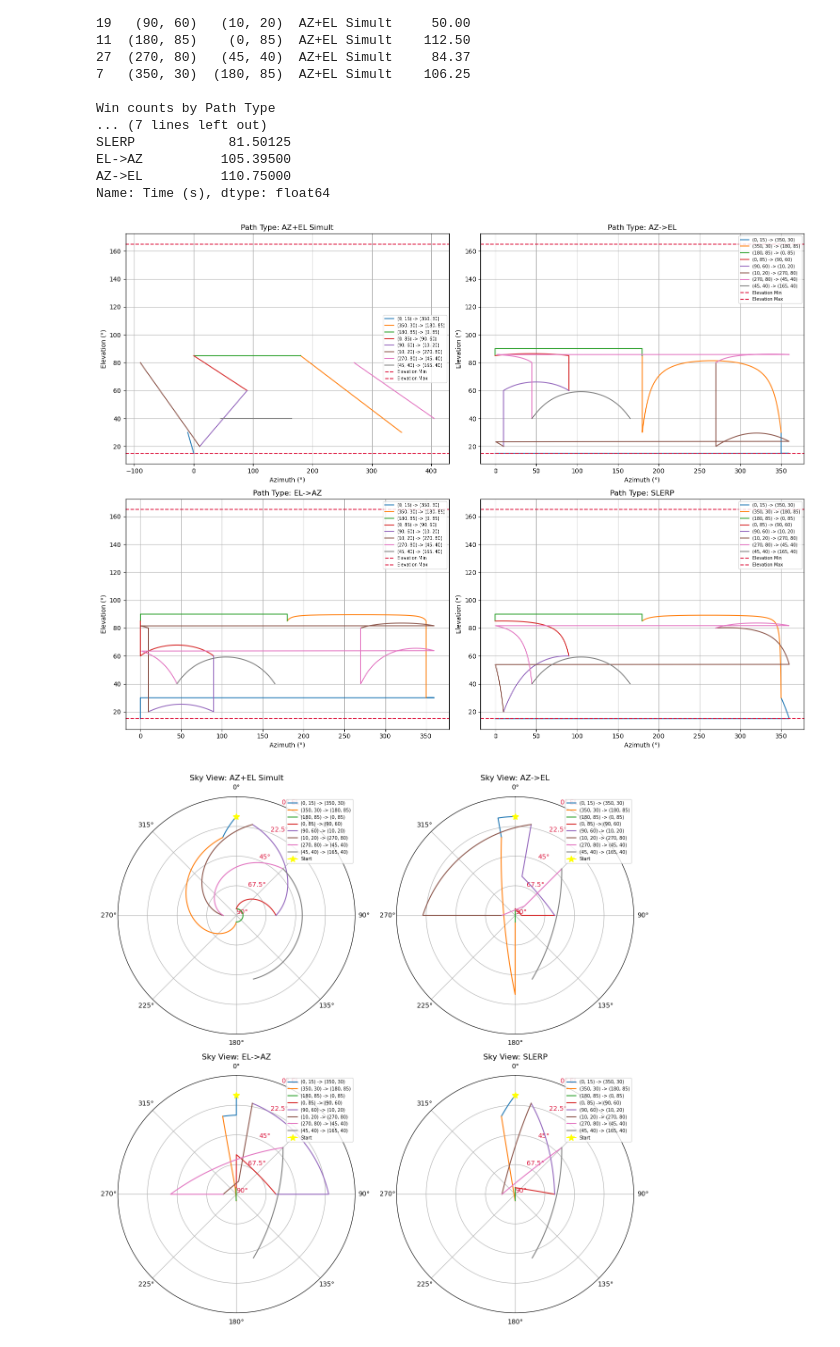
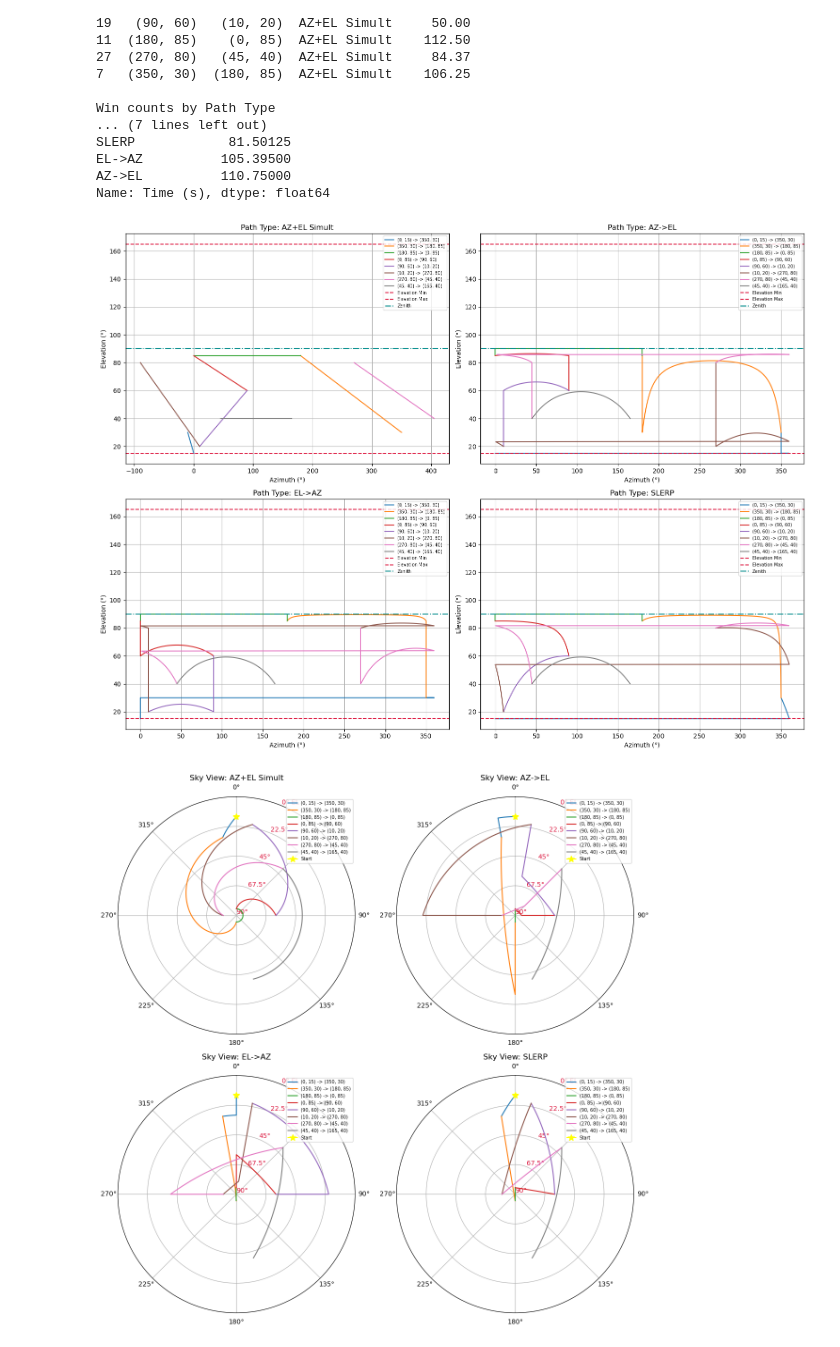
Before and after one commit to S-Wimmer1/Going-the-short-way, a Jupyter notebook: radtel.ipynb, the cells around one changed output. Cells and saved outputs as stored; diff of their text form; code cells hidden in the pictures.

```diff
--- a/radtel.ipynb
+++ b/radtel.ipynb
@@ -237,33 +245,34 @@ Name: Time (s), dtype: float64
 # %%
 #NOTE 2D-AZEL-PROJECTED PLOT
 
 path_types = sorted(set(entry["Path Type"] for entry in all_paths))
 
 rows = 2
 cols = int(np.ceil(len(path_types) / 2))
 fig, axes = plt.subplots(rows, cols, figsize=(8 * cols, 6 * rows), subplot_kw={"polar": False})
 axes = axes.flat
 
 
 for ax, path_type in zip(axes, path_types):
     for i, entry in enumerate(all_paths):
         if entry["Path Type"] == path_type:
             path = entry["Path"]
             az_list, el_list = zip(*path)
             ax.plot(az_list, el_list, label=f"{entry['From']} -> {entry['To']}")
 
     ax.set_title(f"Path Type: {path_type}")
     ax.set_xlabel("Azimuth (°)")
     ax.set_ylabel("Elevation (°)")
     ax.axhline(y=ELEVATION_MIN, color="crimson", linestyle="--", label="Elevation Min")
     ax.axhline(y=ELEVATION_MAX, color="crimson", linestyle="--", label="Elevation Max")
+    ax.axhline(y=90, color="darkcyan", linestyle="-.", label="Zenith")
     ax.grid(True)
     ax.legend(fontsize="x-small")
 
 plt.tight_layout()
 plt.show()
 # %% [output]
-[figure, old version]
+[figure, new version]
 # %%
 #NOTE POLAR-PROJECTED PLOTS
 
```
Also changed, not shown: parts of 8 cells of this notebook.
